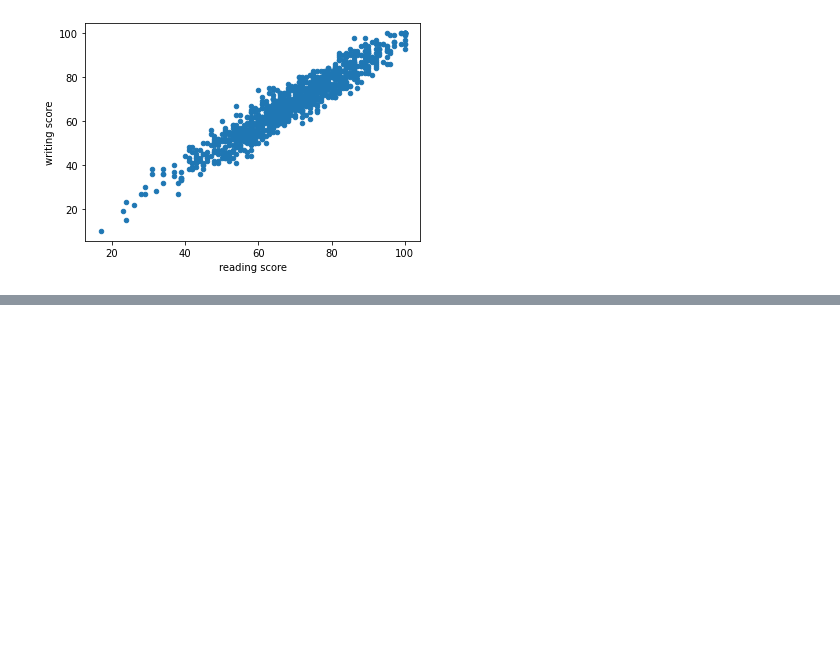
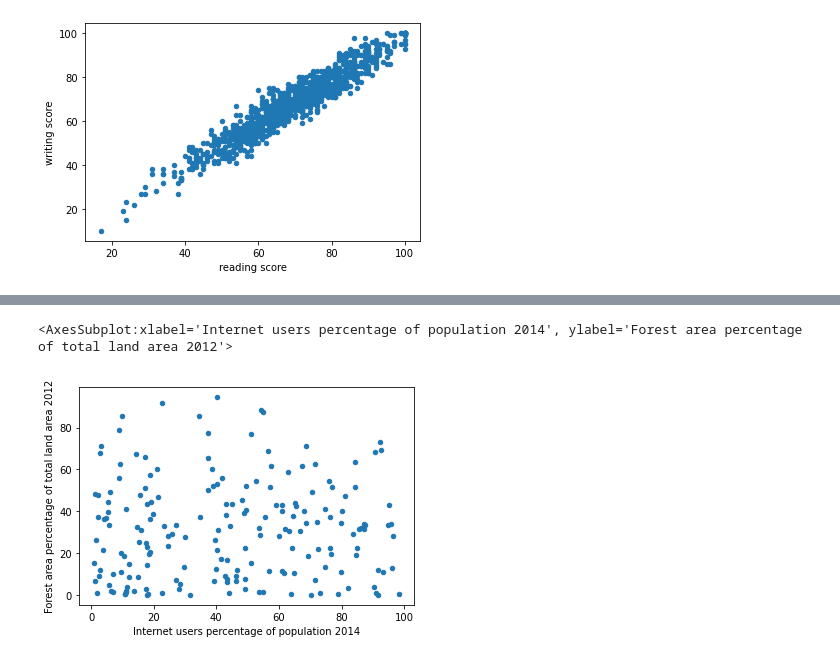
Before and after one commit to julesdata/Python, a Jupyter notebook: 코드잇_데이터사이언스입문/3_1.시각화와 그래프.ipynb, the cells around one changed output, grey strips where cells are left out. Cells and saved outputs as stored; diff of their text form; code cells hidden in the pictures; blank space fills up the shorter version.

```diff
--- a/코드잇_데이터사이언스입문/3_1.시각화와 그래프.ipynb
+++ b/코드잇_데이터사이언스입문/3_1.시각화와 그래프.ipynb
@@ -498,0 +545,7 @@ df.plot(kind = 'scatter', x= 'reading score', y= 'writing score')
+# %%
+# 인터넷 사용자 비율 - 숲 면적 비율
+df.plot(kind = 'scatter', x=  'Internet users percentage of population 2014'
+        , y =  'Forest area percentage of total land area 2012')
+# %% [output]
+<AxesSubplot:xlabel='Internet users percentage of population 2014', ylabel='Forest area percentage of total land area 2012'>
+[figure, added]
```
Also changed, not shown: parts of 7 cells of this notebook.
